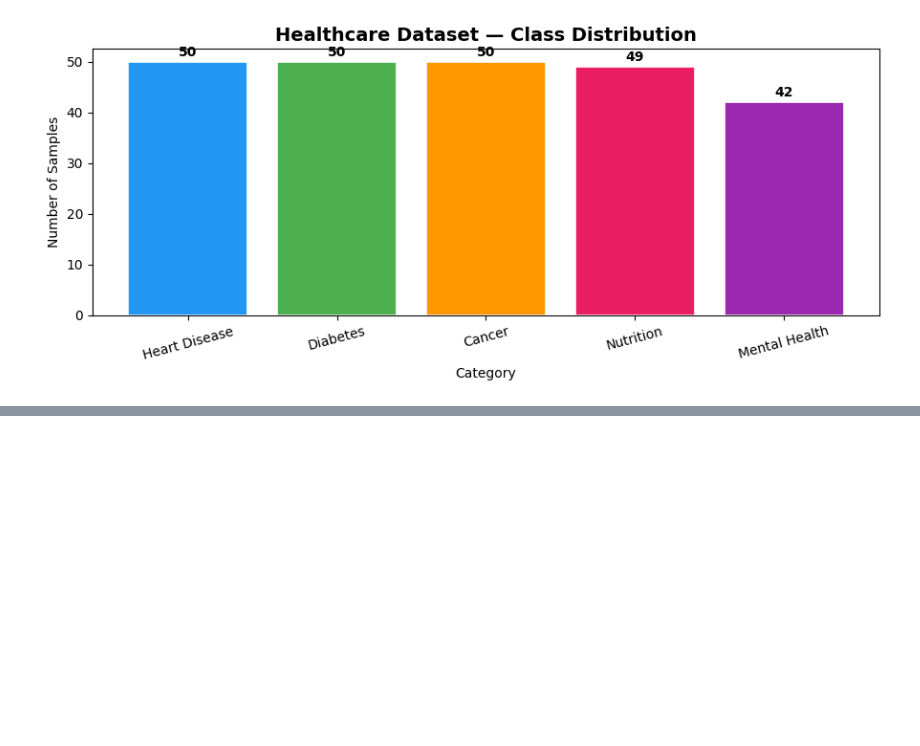
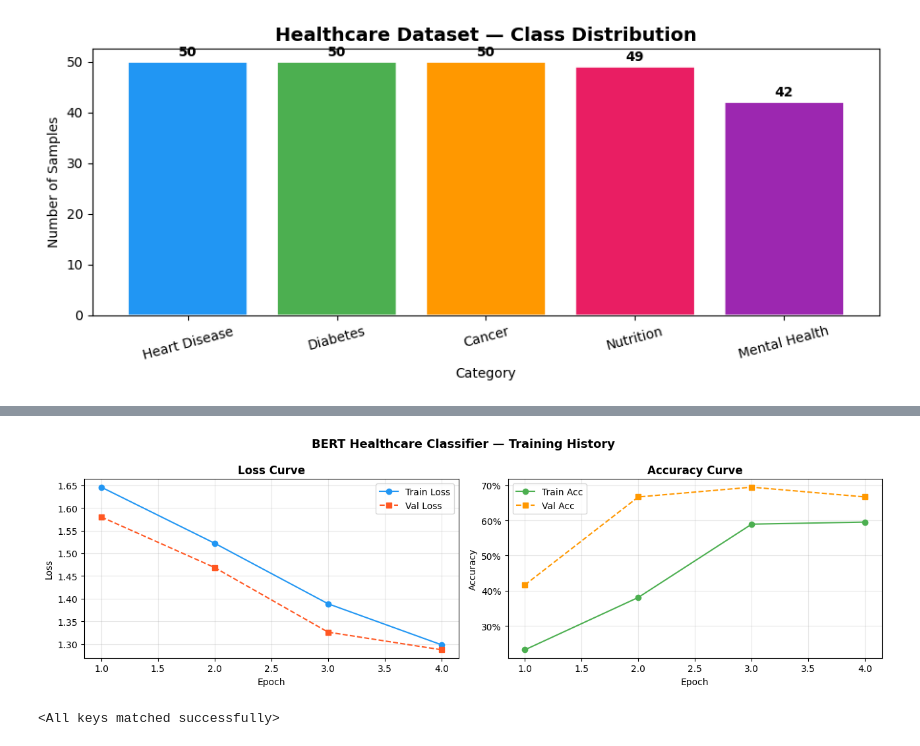
Before and after one commit to balamurugan-git/gen-ai, a Jupyter notebook: deep_learning/transformer/transformer_handson.ipynb, the cells around one changed output, grey strips where cells are left out. Cells and saved outputs as stored; diff of their text form; code cells hidden in the pictures; blank space fills up the shorter version.

Commit message:
Added transformer tuning handson
removed deep_learning\transformer\best_bert_healthcare.pt.

```diff
--- a/deep_learning/transformer/transformer_handson.ipynb
+++ b/deep_learning/transformer/transformer_handson.ipynb
@@ -279,0 +452,16 @@ plt.show()
+# %%
+# ── Hyperparameters ────────────────────────────────────────────────────
+EPOCHS       = 4
+LEARNING_RATE = 2e-5     # standard BERT fine-tuning LR
+WARMUP_RATIO  = 0.1      # 10% of steps for warmup
+# %%
+total_steps   = len(train_loader) * EPOCHS
+warmup_steps  = int(total_steps * WARMUP_RATIO)
+# %%
+# ── Optimizer & Scheduler ──────────────────────────────────────────────
+optimizer = torch.optim.AdamW(model.parameters(), lr=LEARNING_RATE, eps=1e-8)
+scheduler = get_linear_schedule_with_warmup(
+    optimizer,
+    num_warmup_steps=warmup_steps,
+    num_training_steps=total_steps
+)
@@ -279,0 +509,5 @@ plt.show()
+# %%
+# ── Training loop ──────────────────────────────────────────────────────
+history = {'train_loss':[], 'val_loss':[], 'train_acc':[], 'val_acc':[]}
+best_val_acc  = 0.0
+best_model_path = 'best_bert_healthcare.pt'
@@ -279,0 +582,30 @@ plt.show()
+# %%
+# ── Plot training curves ───────────────────────────────────────────────
+epochs_range = range(1, EPOCHS + 1)
+
+fig, axes = plt.subplots(1, 2, figsize=(13, 4))
+
+# Loss curve
+axes[0].plot(epochs_range, history['train_loss'], 'o-', color='#2196F3', label='Train Loss')
+axes[0].plot(epochs_range, history['val_loss'],   's--', color='#FF5722', label='Val Loss')
+axes[0].set_title('Loss Curve', fontweight='bold')
+axes[0].set_xlabel('Epoch'); axes[0].set_ylabel('Loss')
+axes[0].legend(); axes[0].grid(alpha=0.3)
+
+# Accuracy curve
+axes[1].plot(epochs_range, history['train_acc'], 'o-', color='#4CAF50', label='Train Acc')
+axes[1].plot(epochs_range, history['val_acc'],   's--', color='#FF9800', label='Val Acc')
+axes[1].set_title('Accuracy Curve', fontweight='bold')
+axes[1].set_xlabel('Epoch'); axes[1].set_ylabel('Accuracy')
+axes[1].yaxis.set_major_formatter(plt.FuncFormatter(lambda y, _: f'{y:.0%}'))
+axes[1].legend(); axes[1].grid(alpha=0.3)
+
+plt.suptitle('BERT Healthcare Classifier — Training History', fontsize=13, fontweight='bold')
+plt.tight_layout()
+plt.show()
+# %% [output]
+[figure, added]
+# %%
+model.load_state_dict(torch.load(best_model_path, map_location=device))
+# %% [output]
+<All keys matched successfully>
```
Also changed, not shown: parts of 24 cells of this notebook.
